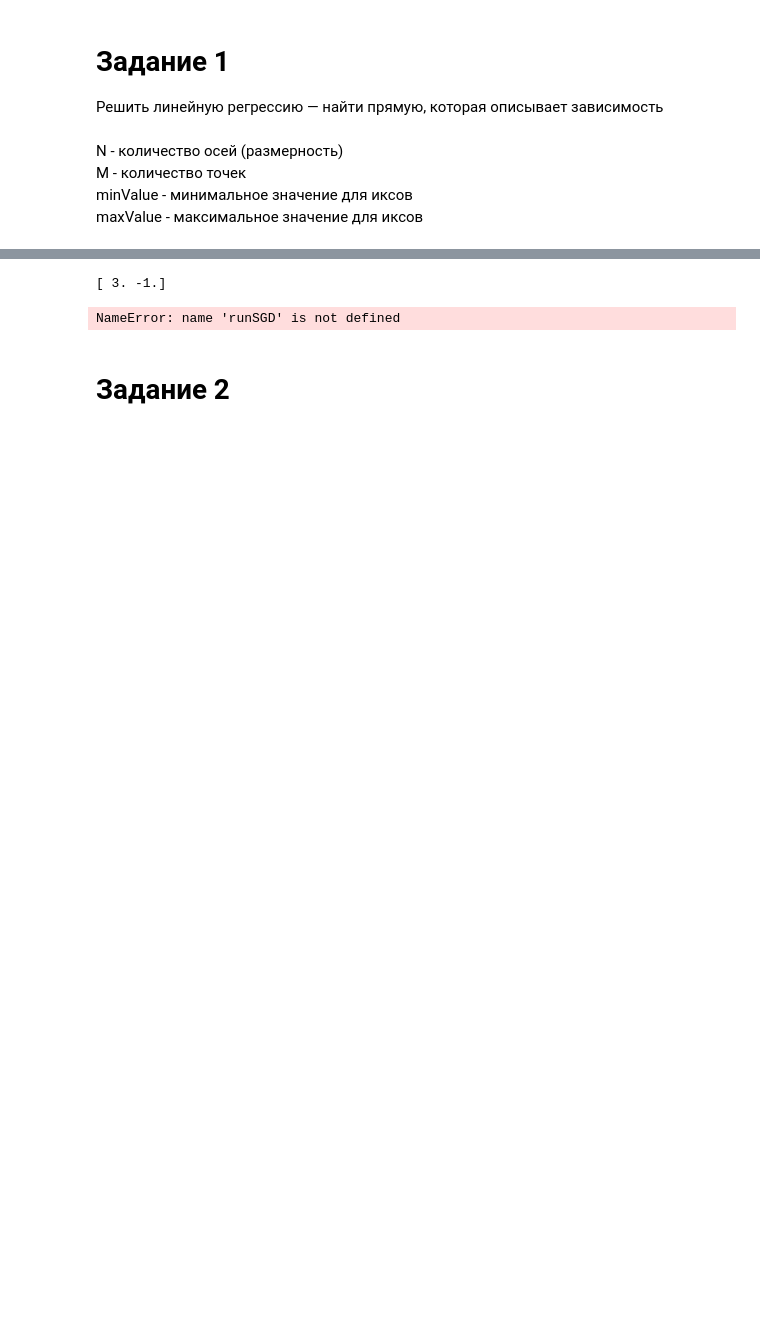
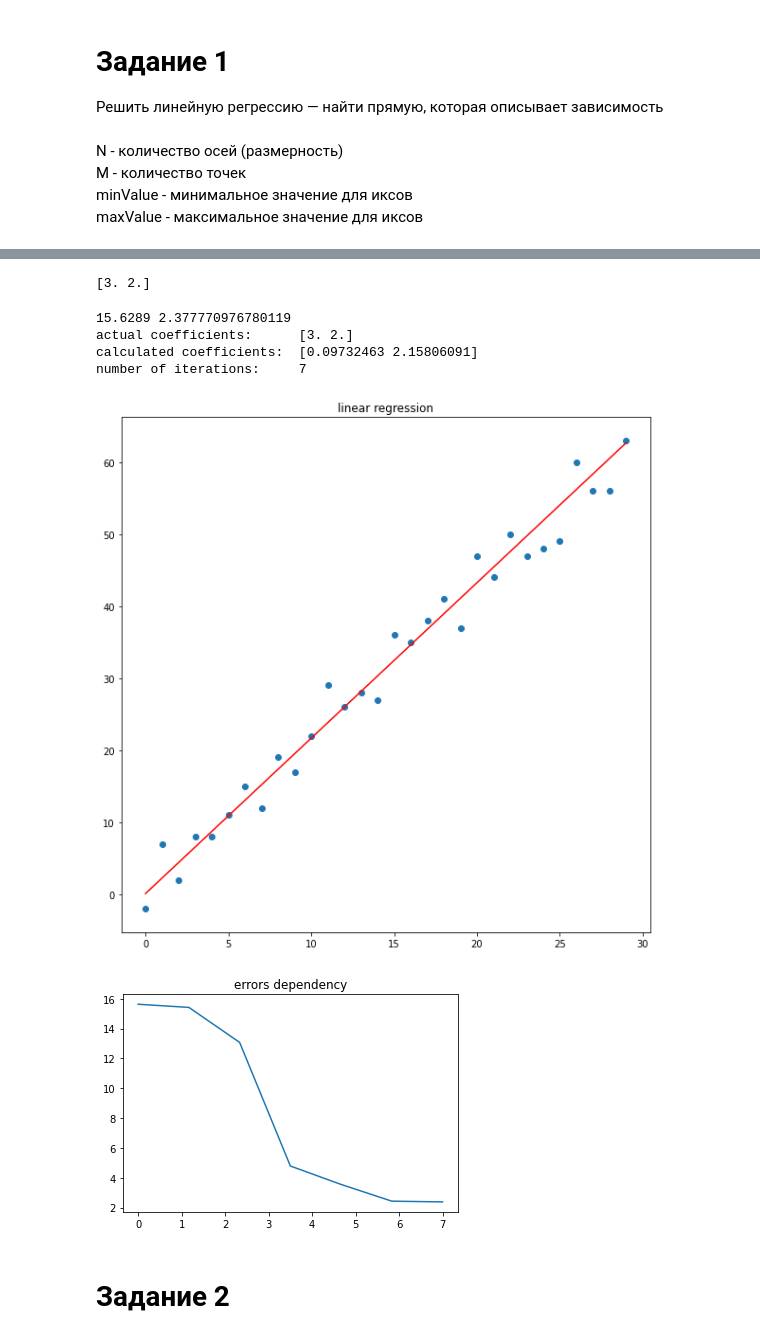
Before and after one commit to metopt-labs/lab2, a Jupyter notebook: solution.ipynb, the cells around one changed output, grey strips where cells are left out. Saved outputs shown, nothing was run; the diff lists cells and outputs as text; code cells hidden in the pictures; blank space fills up the shorter version.

```diff
--- a/solution.ipynb
+++ b/solution.ipynb
@@ -17,10 +17,8 @@ N = 1
 M = 30
 minValue = 0
 maxValue = 5
-EPS = 1e-5
-K = 1e-2
-beta_1 = 0.5
-beta_2 = 0.5
+beta_1 = 0.9
+beta_2 = 0.999
 
 class TypeOfOptimisation(enum.Enum):
     none = 0
@@ -29,3 +27,6 @@ class TypeOfOptimisation(enum.Enum):
     RMSProp = 3
     AdaGrad = 4
     Adam = 5
+
+a = np.array([1, 2])
+print(np.sqrt(a))
@@ -49,30 +52,32 @@ for ind in range(M):
         X.append(ind)
     X = np.array(X)
     rand_delta = random.randint(-maxValue, maxValue)
-    Y_act = y_regression(B_reg, X) + 1 * rand_delta
+    Y_act = y_regression(B_reg, X) + rand_delta
     YM.append(Y_act)
     XM.append(np.array(X))
 XM = np.array(XM, dtype='float64')
 YM = np.array(YM)
 
 
-def runSGD(typeOfOptimisation, withNormalization):
+def runSGD(typeOfOptimisation, withNormalization, lr, eps):
     B_start = np.array([0] * (N + 1), dtype='float64')
     YR = np.array([0] * M, dtype='float64')
     if withNormalization:
         X_norm = ZNormalization(XM)
         Y_norm = (YM - np.mean(YM)) / np.std(YM)
         BA_start = (B_reg - np.mean(B_reg)) / np.std(B_reg)
-        BF_norm,
-        errors_norm,
-        YF_norm,
+        BF_norm, \
+        errors_norm, \
+        YF_norm, \
         iterations = gradient_descent(1,
                                       X_norm,
                                       Y_norm,
                                       YR,
                                       B_start,
+                                      lr,
+                                      eps,
                                       TypeOfOptimisation.none,
-                                      with_normalization=False)
+                                      with_normalization=True)
 
         print(errors_norm[0], errors_norm[len(errors_norm) - 1])
         print("actual coefficients:     ", BA_start)
@@ -81,16 +86,18 @@ def runSGD(typeOfOptimisation, withNormalization):
         drawGraph(X_norm, Y_norm, YF_norm)
         draw_errors_graphic(errors_norm, iterations)
     else:
-        B_final,
-        errors,
-        YF,
+        B_final, \
+        errors, \
+        YF, \
         iterations = gradient_descent(1,
                                       XM,
                                       YM,
                                       YR,
                                       B_start,
+                                      lr,
+                                      eps,
                                       typeOfOptimisation,
-                                      with_normalization=True)
+                                      with_normalization=False)
 
         print(errors[0], errors[len(errors) - 1])
         print("actual coefficients:     ", B_reg)
@@ -99,14 +106,14 @@ def runSGD(typeOfOptimisation, withNormalization):
         drawGraph(XM, YM, YF)
         draw_errors_graphic(errors, iterations)
 # %% [output]
-[ 3. -1.]
+[3. 2.]
 # %%
 def squared_error(Y_act, Y_reg):
     return np.sum(abs(Y_act - Y_reg)) / M
 
 
-def stopping_criteria(previous, current):
-    return abs(previous - current) < EPS
+def stopping_criteria(previous, current, withNormalisation, eps):
+    return abs(previous - current) < eps
 
 
 def gradient(nums, XM, YR, YM):
@@ -121,7 +128,7 @@ def gradient(nums, XM, YR, YM):
     return np.array(grad)
 
 
-def gradient_descent(batch, XM, YM, YR, B_reg, type_of_optimisation, with_normalization):
+def gradient_descent(batch, XM, YM, YR, B_reg, lr, eps, type_of_optimisation, with_normalization):
     previous_error = 0
     grad = np.array([0] * (N + 1), dtype='float64')
     previous_gradient = np.array([0] * (N + 1), dtype='float64')
@@ -129,6 +136,7 @@ def gradient_descent(batch, XM, YM, YR, B_reg, type_of_optimisation, with_normal
     v_adam = np.array([0] * (N + 1), dtype='float64')
     errors = []
     iterations = 0
+    new_grad = np.array([0] * (N + 1), dtype='float64')
     while True:
         nums = set()
         while len(nums) != batch:
@@ -144,7 +152,7 @@ def gradient_descent(batch, XM, YM, YR, B_reg, type_of_optimisation, with_normal
             grad = gradient(nums, XM, YR, YM)
             grad += gamma * previous_gradient
         elif type_of_optimisation == TypeOfOptimisation.Nesterov:
-            B_prev = B_reg - K * previous_gradient
+            B_prev = B_reg - lr * previous_gradient
             YR_new = [0] * M
             for i in range(M):
                 YR_new[i] = y_regression(B_prev, XM[i])
@@ -152,61 +160,57 @@ def gradient_descent(batch, XM, YM, YR, B_reg, type_of_optimisation, with_normal
             grad += gamma * previous_gradient
         elif type_of_optimisation == TypeOfOptimisation.AdaGrad:
             grad = gradient(nums, XM, YR, YM)
-            new_grad = np.sum(previous_gradient + np.square(grad))
-            new_grad = np.delete(grad, np.sqrt(np.sum(new_grad + EPS)))
-            grad = new_grad
+            new_grad += np.square(grad)
+            grad = np.divide(grad, np.sqrt(abs(new_grad + eps)))
         elif type_of_optimisation == TypeOfOptimisation.RMSProp:
             grad = gradient(nums, XM, YR, YM)
-            new_grad = np.sum(gamma * previous_gradient + (1 - gamma) * np.square(grad))
-            new_grad = np.delete(grad, np.sqrt(np.sum(new_grad + EPS)))
-            grad = new_grad
+            new_grad = gamma * new_grad + (1 - gamma) * np.square(grad)
+            grad = np.divide(grad, np.sqrt(abs(new_grad + eps)))
         elif type_of_optimisation == TypeOfOptimisation.Adam:
             grad = gradient(nums, XM, YR, YM)
             m_adam = beta_1 * m_adam + (1 - beta_1) * grad
-            v_adam = beta_2 * m_adam + (1 - beta_2) * np.square(grad)
+            v_adam = beta_2 * v_adam + (1 - beta_2) * np.square(grad)
             m = m_adam / (1 - beta_1)
             v = v_adam / (1 - beta_2)
-            grad = m / np.sqrt(v + EPS)
-        k = K
-        if with_normalization:
-            k *= 10
-        B_reg -= k * grad
+            grad = m / np.sqrt(abs(v + eps))
+        B_reg -= lr * grad
 
         for i in range(M):
             YR[i] = y_regression(B_reg, XM[i])
-        if not with_normalization:
-            if iterations >= 1000:
-                break
-        else:
-            if stopping_criteria(previous_error, squared_error(YM, YR)):
-                break
+        if stopping_criteria(previous_error, squared_error(YM, YR), with_normalization, eps):
+            break
         previous_error = squared_error(YM, YR)
         previous_gradient = grad
         errors.append(previous_error)
         iterations += 1
     return B_reg, errors, YR, iterations
 
 
 def drawGraph(XM, YM, YF):
     fig = plt.figure()
     fig.set_size_inches(10, 10)
     X = XM.T[1]
     plt.scatter(X, YM)
     plt.plot(X, YF, color='red')
     plt.title('linear regression')
     plt.show()
 
 
 def draw_errors_graphic(E, iterations):
     i = np.linspace(0, iterations, iterations)
     plt.plot(i, E)
     plt.title('errors dependency')
     plt.show()
 
 
-runSGD(TypeOfOptimisation.none, withNormalization=False)
+runSGD(TypeOfOptimisation.none, withNormalization=False, lr=1e-3, eps=1e-3)
 # %% [output]
-NameError: name 'runSGD' is not defined
+15.6289 2.377770976780119
+actual coefficients:      [3. 2.]
+calculated coefficients:  [0.09732463 2.15806091]
+number of iterations:     7
+[figure, added]
+[figure, added]
 # %% [markdown]
 # Задание 2
 # %%
```
Also changed, not shown: parts of 10 cells of this notebook.
